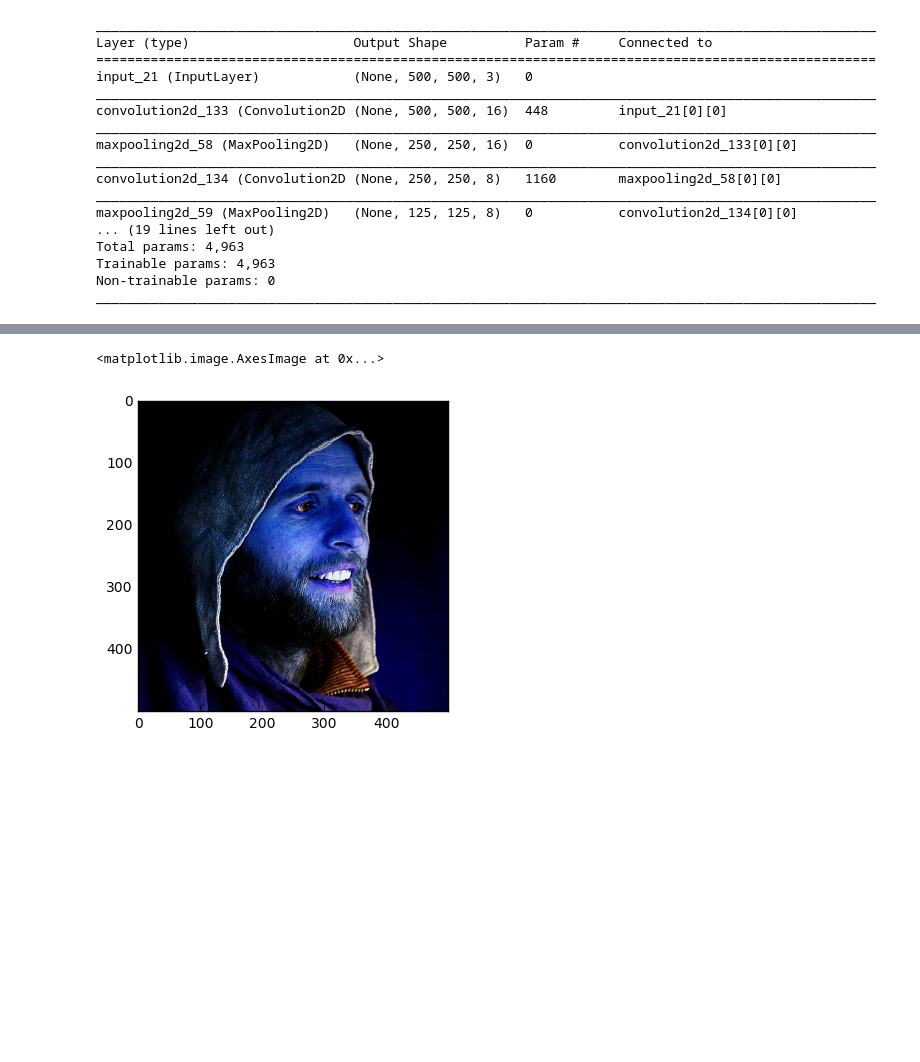
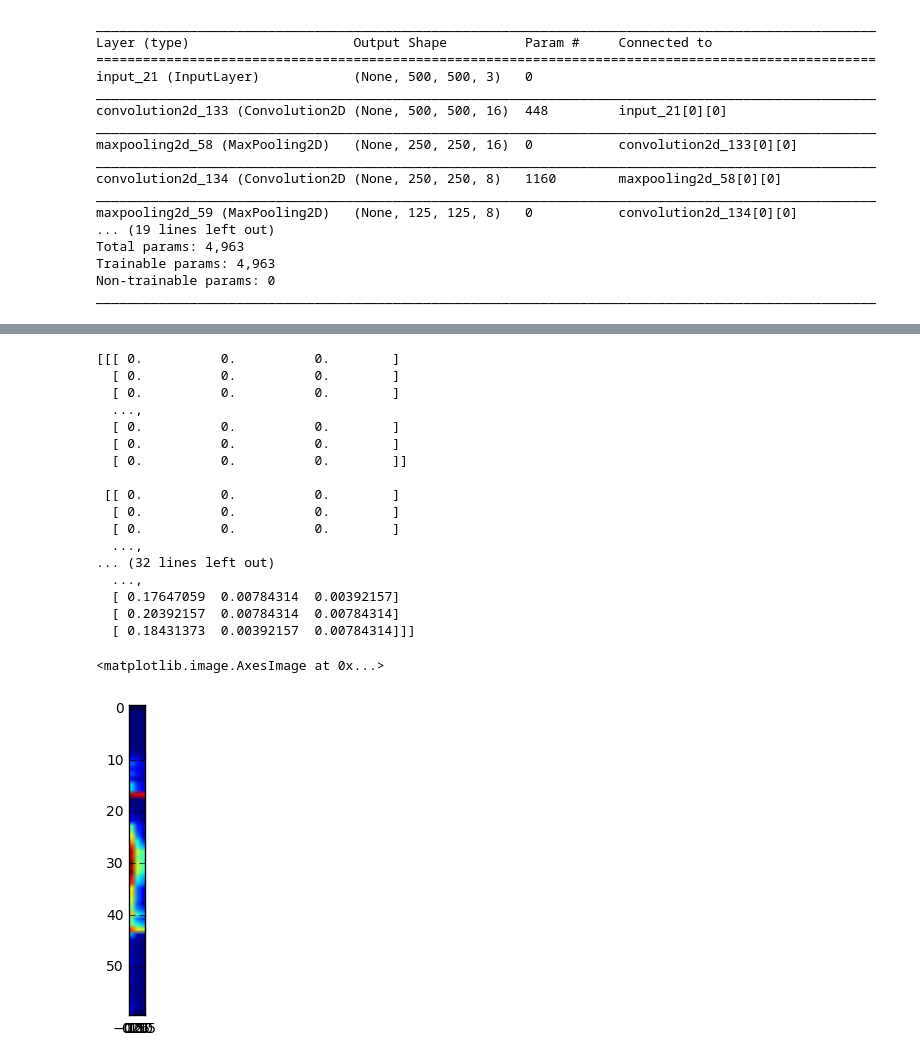
Before and after one commit to yhfy2006/machineLearningInPython, a Jupyter notebook: AutoEncoder/blackColored.ipynb, the cells around one changed output, grey strips where cells are left out. Cells and saved outputs as stored; diff of their text form; code cells hidden in the pictures; blank space fills up the shorter version.

```diff
--- a/AutoEncoder/blackColored.ipynb
+++ b/AutoEncoder/blackColored.ipynb
@@ -155,5 +191,24 @@ array([[[16,  7, 10],
-# %%
-plt.imshow(trainy[0])
-# %% [output]
-<matplotlib.image.AxesImage at 0x...>
-[figure, removed]
+# %%
+
+print(trainy[0].astype(float))
+plt.imshow(trainy[0][30])
+# %% [output]
+[[[ 0.          0.          0.        ]
+  [ 0.          0.          0.        ]
+  [ 0.          0.          0.        ]
+  ...,
+  [ 0.          0.          0.        ]
+  [ 0.          0.          0.        ]
+  [ 0.          0.          0.        ]]
+
+ [[ 0.          0.          0.        ]
+  [ 0.          0.          0.        ]
+  [ 0.          0.          0.        ]
+  ...,
+... (32 lines left out)
+  ...,
+  [ 0.17647059  0.00784314  0.00392157]
+  [ 0.20392157  0.00784314  0.00784314]
+  [ 0.18431373  0.00392157  0.00784314]]]
+<matplotlib.image.AxesImage at 0x...>
+[figure, added]
```
Also changed, not shown: parts of 7 cells of this notebook, 1 other file.
